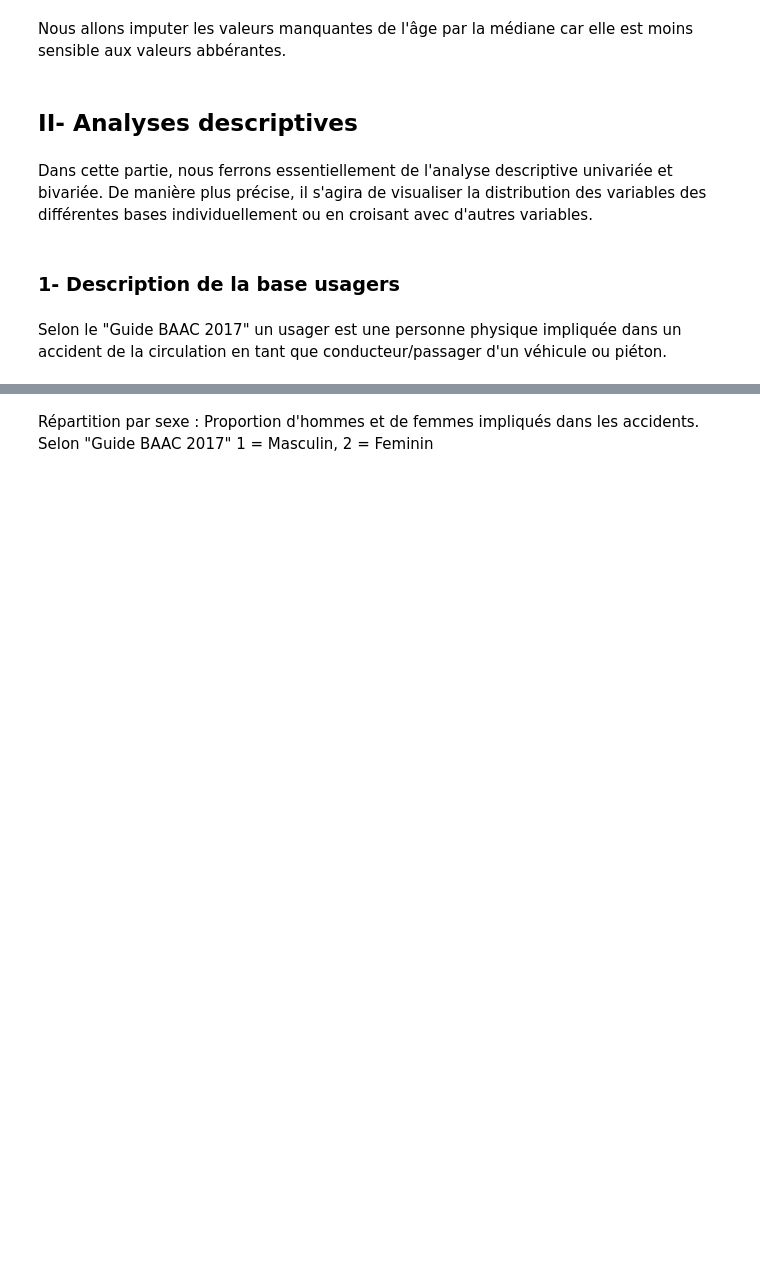
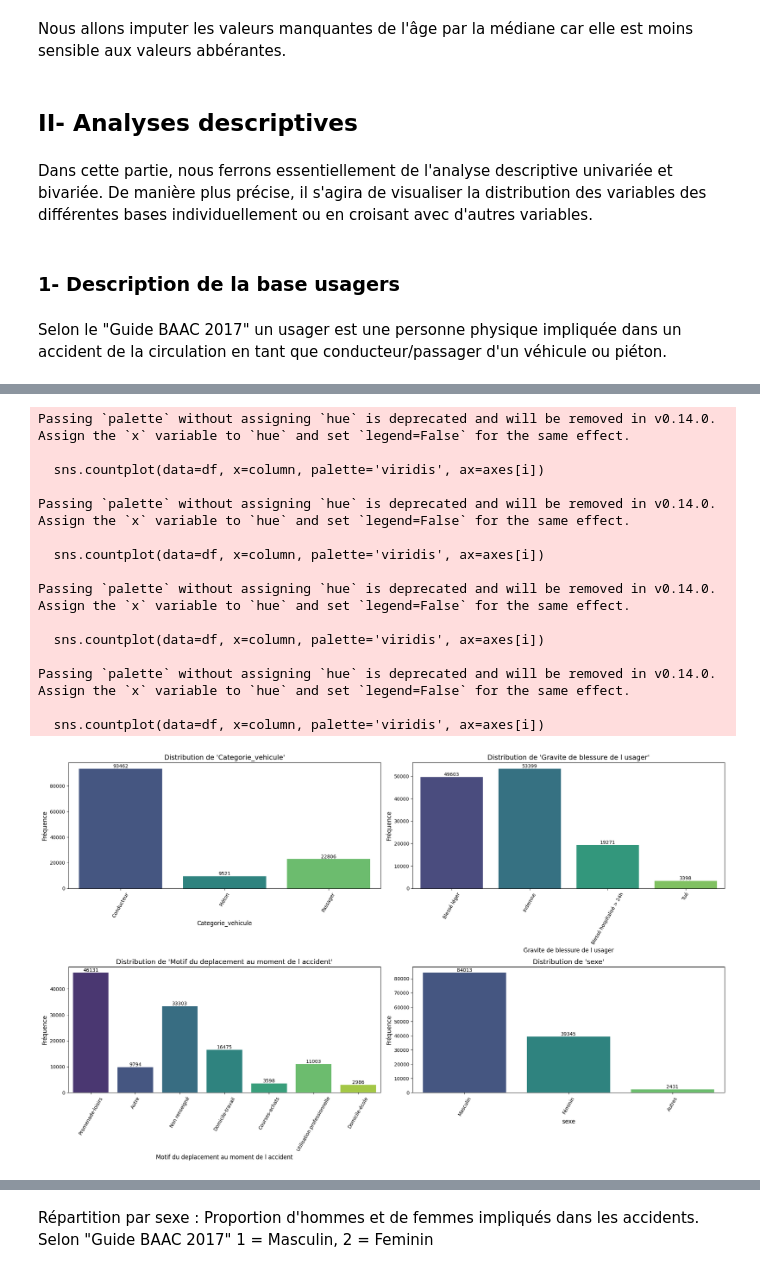
Before and after one commit to ABE-svg/Projet-Python-pour-la-Data-Science, a Jupyter notebook: main_file.ipynb, the cells around one changed output, grey strips where cells are left out. Cells and saved outputs as stored; diff of their text form; code cells hidden in the pictures; blank space fills up the shorter version.

Commit message:
Ajout des V de cramer et des relation entre grav et des variables-debut

```diff
--- a/main_file.ipynb
+++ b/main_file.ipynb
@@ -268,7 +358,21 @@ Selon le "Guide BAAC 2017" un usager est une personne physique impliquée dans u
+# %%
+mapping_dict1 = {
+    "sexe": sexe_labels,
+    "catu": catu_labels,
+    "grav": grav_labels,
+    "trajet": trajet_labels,
+    "secu1": secu1_labels,
+    "secu2": secu2_labels,
+    "secu3": secu3_labels,
+    "locp": locp_labels,
+    "actp": actp_labels,
+    "etatp": etatp_labels,
+}
+# Application du mapping
+for column, mapping in mapping_dict1.items():
+    if column in df_usagers.columns:  # Vérifie si la colonne existe dans le DataFrame
+        df_usagers[column] = df_usagers[column].map(mapping)
 # %%
-#Appliquer d'abord les mapping ensuite mettre tous les titres dans la fonction. Afficher toutes les variables avant d'étudier en profondeur pour chaque cas.
-
-
 def plot_all_distributions1(df, columns):
     """
     Représente les distributions des variables catégorielles dans un seul cadran avec des sous-graphiques.
@@ -279,6 +383,15 @@ def plot_all_distributions1(df, columns):
     """
     # Dictionnaire pour mapper les variables aux titres
     column_titles = {
+        "catu":"Categorie_vehicule",
+        "grav":"Gravite de blessure de l usager",
+        "trajet":"Motif du deplacement au moment de l accident",
+        "secu1":"Equipement de securite 1",
+        "secu2":"Equipement de securite 2",
+        "secu3":"Equipement de securite 3",
+        "locp":"Localisation du pieton",
+        "actp":"Action du pieton",
+        "etatp":"Etat du pieton",
         "senc": "Sens de circulation",
         "obs": "Obstacles fixes heurtés",
         "obsm": "Obstacle mobile heurté",
@@ -302,7 +415,7 @@ def plot_all_distributions1(df, columns):
         axes[i].set_title(f"Distribution de '{title}'", fontsize=14)
         axes[i].set_xlabel(title, fontsize=12)
         axes[i].set_ylabel("Fréquence", fontsize=12)
-        axes[i].tick_params(axis='x', rotation=45)
+        axes[i].tick_params(axis='x', rotation=60)
 
         # Ajouter les valeurs au-dessus des barres
         for p in axes[i].patches:
@@ -318,3 +431,26 @@ def plot_all_distributions1(df, columns):
 
     plt.tight_layout()
     plt.show()
+# %%
+columns1 =["catu","grav","trajet","sexe"]
+columns2 =["secu1","secu2","secu3"]
+columns3 =["locp","actp","etatp"]
+# %%
+plot_all_distributions1(df_usagers, columns1)
+# %% [output]
+Passing `palette` without assigning `hue` is deprecated and will be removed in v0.14.0. Assign the `x` variable to `hue` and set `legend=False` for the same effect.
+
+  sns.countplot(data=df, x=column, palette='viridis', ax=axes[i])
+
+Passing `palette` without assigning `hue` is deprecated and will be removed in v0.14.0. Assign the `x` variable to `hue` and set `legend=False` for the same effect.
+
+  sns.countplot(data=df, x=column, palette='viridis', ax=axes[i])
+
+Passing `palette` without assigning `hue` is deprecated and will be removed in v0.14.0. Assign the `x` variable to `hue` and set `legend=False` for the same effect.
+
+  sns.countplot(data=df, x=column, palette='viridis', ax=axes[i])
+
+Passing `palette` without assigning `hue` is deprecated and will be removed in v0.14.0. Assign the `x` variable to `hue` and set `legend=False` for the same effect.
+
+  sns.countplot(data=df, x=column, palette='viridis', ax=axes[i])
+[figure, added]
```
Also changed, not shown: parts of 67 cells of this notebook.
